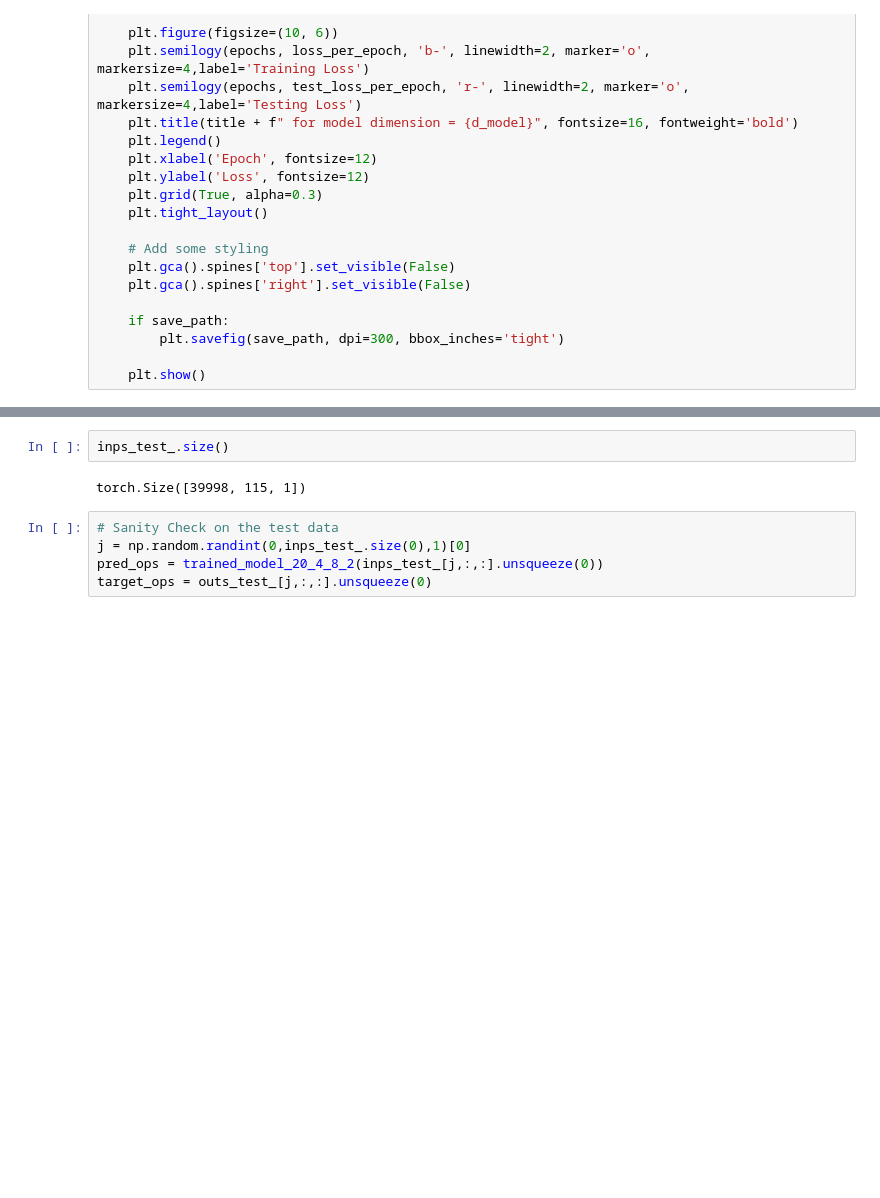
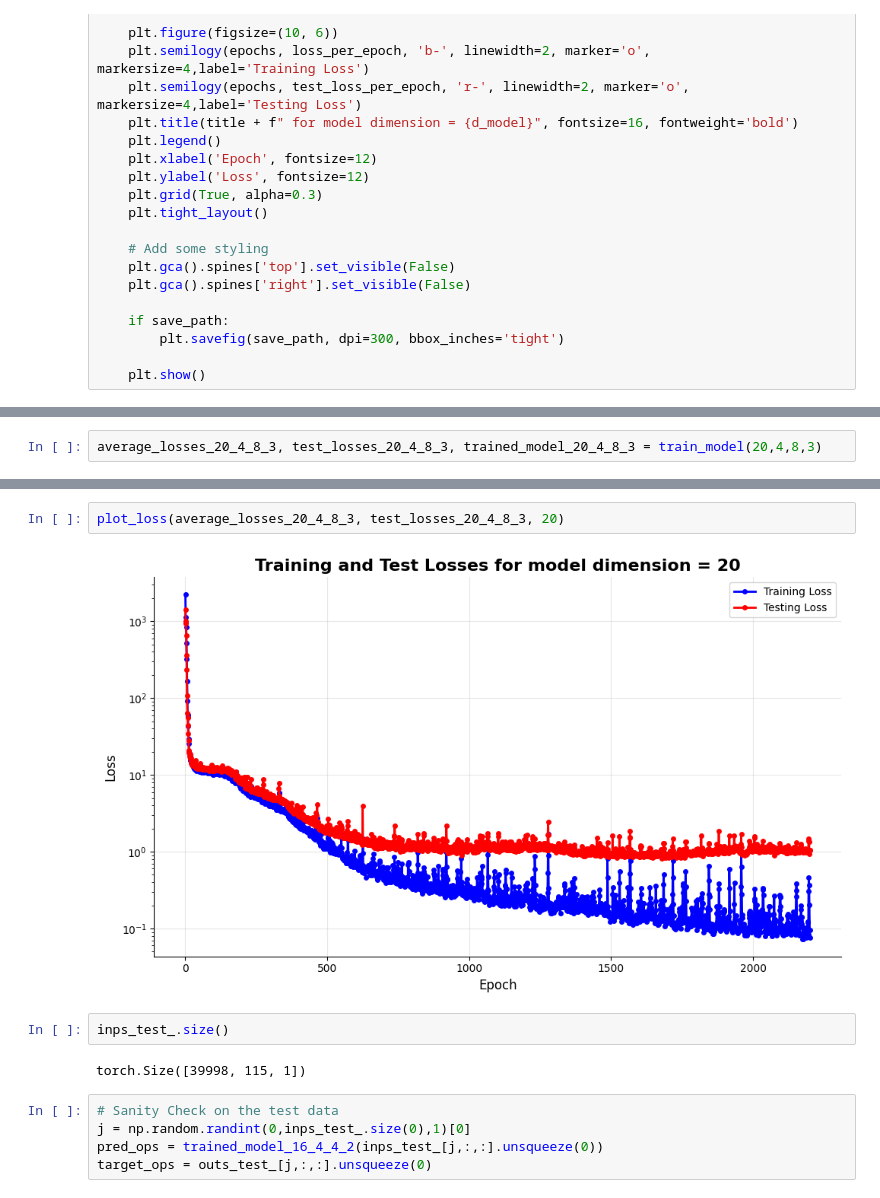
Before and after one commit to mathyharsha/metabolic-NN-harsha, a Jupyter notebook: multihead_attn_based_transformer_multiple_layers.ipynb, the cells around one changed output, grey strips where cells are left out. Cells and saved outputs as stored; diff of their text form; blank space fills up the shorter version.

```diff
--- a/multihead_attn_based_transformer_multiple_layers.ipynb
+++ b/multihead_attn_based_transformer_multiple_layers.ipynb
@@ -549,0 +550,2 @@ plot_loss(average_losses_20_4_8_2, test_losses_20_4_8_2, 20)
+# %%
+average_losses_20_4_8_3, test_losses_20_4_8_3, trained_model_20_4_8_3 = train_model(20,4,8,3)
@@ -550,3 +560,7 @@ plot_loss(average_losses_20_4_8_2, test_losses_20_4_8_2, 20)
+# %%
+plot_loss(average_losses_20_4_8_3, test_losses_20_4_8_3, 20)
+# %% [output]
+[figure, added]
 # %%
 inps_test_.size()
 # %% [output]
@@ -554,7 +568,7 @@ torch.Size([39998, 115, 1])
 # %%
 # Sanity Check on the test data
 j = np.random.randint(0,inps_test_.size(0),1)[0]
-pred_ops = trained_model_20_4_8_2(inps_test_[j,:,:].unsqueeze(0))
+pred_ops = trained_model_16_4_4_2(inps_test_[j,:,:].unsqueeze(0))
 target_ops = outs_test_[j,:,:].unsqueeze(0)
 # %%
 plt.plot(pred_ops[0,:,0].cpu().detach().numpy(),label='Predicted Concentrations')
```
Also changed, not shown: parts of 17 cells of this notebook.
